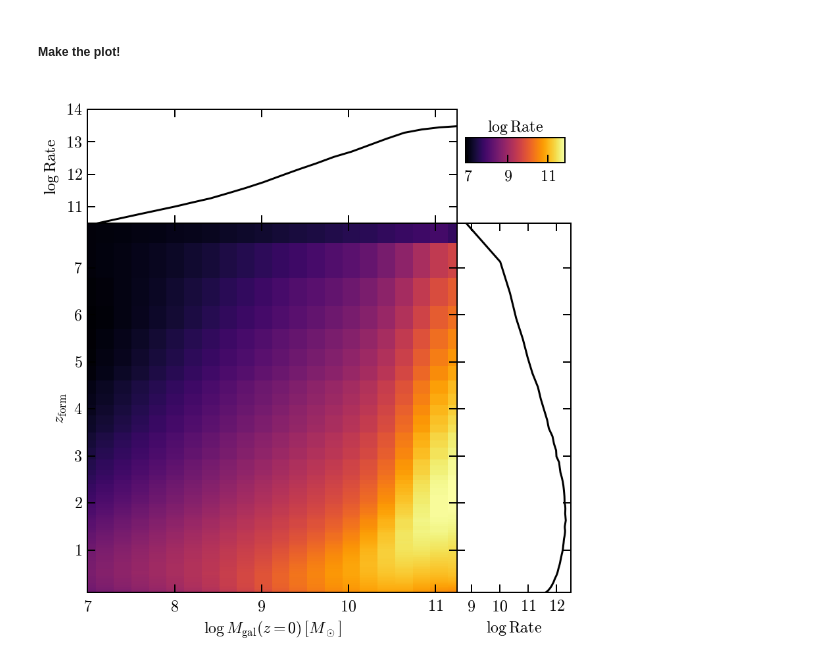
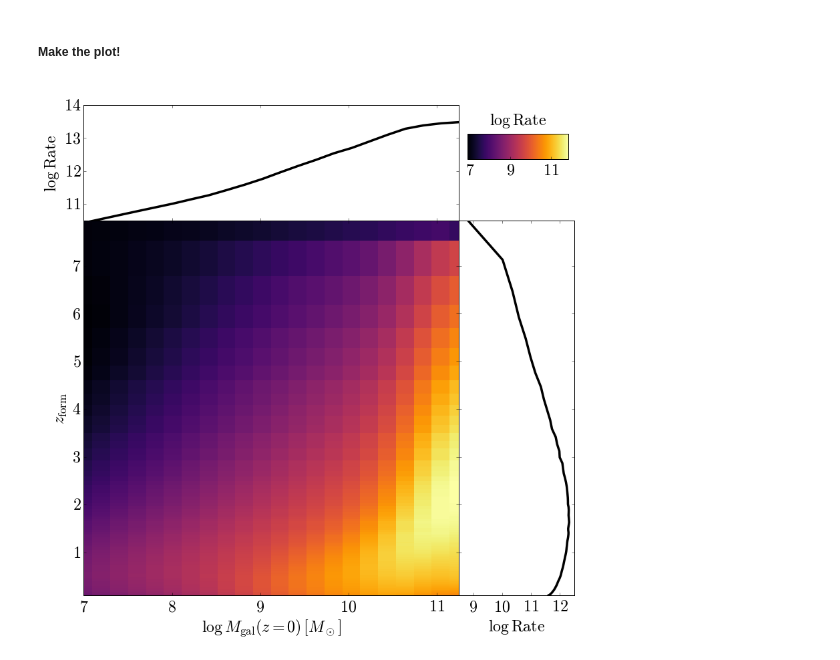
Before and after one commit to fagan2888/LIGOMergerHosts, a Jupyter notebook: make_2d_plot.ipynb, the cells around one changed output. Saved outputs shown, nothing was run; the diff lists cells and outputs as text; code cells hidden in the pictures.

```diff
--- a/make_2d_plot.ipynb
+++ b/make_2d_plot.ipynb
@@ -63,6 +59,8 @@ righttickstr = ['$'+str(kk)+'$' for kk in righttickloc]
 
 ctickloc = [7,9,11]
 ctickstr = ['$'+str(kk)+'$' for kk in ctickloc]
+
+fontsize = 24
 # %%
 fig = plt.figure(figsize=(12,12))
 main_ax = plt.axes([0.1,0.1,0.65,0.65])
@@ -83,53 +81,55 @@ plt.setp(right_ax.get_yticklabels(),visible=False)
 
 im = main_ax.pcolormesh(Mgrid,Zgrid,log10(Rgrid),cmap='inferno') #,vmin=vmin,vmax=vmax)
 
-top_ax.plot(uniqM,log10(rate_top),'k-',lw=3)
-right_ax.plot(log10(rate_right),uniqz,'k-',lw=3)
+top_ax.plot(uniqM,log10(rate_top),'k-',lw=3.5)
+right_ax.plot(log10(rate_right),uniqz,'k-',lw=3.5)
 
-main_ax.set_xlabel(r'$\log\,M_\mathrm{gal}(z = 0)\,[M_\odot]$',fontsize=24)
-main_ax.set_ylabel(r'$z_\mathrm{form}$',fontsize=24)
-right_ax.set_xlabel(r'$\log\,\mathrm{Rate}$',fontsize=24)
-top_ax.set_ylabel(r'$\log\,\mathrm{Rate}$',fontsize=24)
+main_ax.set_xlabel(r'$\log\,M_\mathrm{gal}(z = 0)\,[M_\odot]$',fontsize=fontsize)
+main_ax.set_ylabel(r'$z_\mathrm{form}$',fontsize=fontsize)
+right_ax.set_xlabel(r'$\log\,\mathrm{Rate}$',fontsize=fontsize)
+top_ax.set_ylabel(r'$\log\,\mathrm{Rate}$',fontsize=fontsize)
 
 main_ax.set_xticks(xtickloc)
-main_ax.set_xticklabels(xtickstr)
+main_ax.set_xticklabels(xtickstr,fontsize=fontsize)
 
 main_ax.set_yticks(ytickloc)
-main_ax.set_yticklabels(ytickstr)
+main_ax.set_yticklabels(ytickstr,fontsize=fontsize)
 
 main_ax.set_xlim(logM.min(),logM.max())
 top_ax.set_xlim(main_ax.get_xlim())
 
 main_ax.set_ylim(zform.min(),zform.max())
 right_ax.set_ylim(main_ax.get_ylim())
 
 top_ax.set_ylim(10.5,14)
 right_ax.set_xlim(8.5,12.5)
 
 top_ax.set_yticks(toptickloc)
-top_ax.set_yticklabels(toptickstr)
+top_ax.set_yticklabels(toptickstr,fontsize=fontsize)
 
 right_ax.set_xticks(righttickloc)
-right_ax.set_xticklabels(righttickstr)
+right_ax.set_xticklabels(righttickstr,fontsize=fontsize)
 
 
 # loc = plticker.MultipleLocator(base=4.0) # this locator puts ticks at regular intervals
 # right_ax.xaxis.set_major_locator(loc)
 # top_ax.yaxis.set_major_locator(loc)
 
 # norm = mpl.colors.Normalize(vmin=min(log10(Rgrid.flatten())), vmax=max(log10(Rgrid.flatten())))
 # cbar = mpl.colorbar.ColorbarBase(cax,cmap='inferno',norm=norm,orientation='horizontal')
 # cbar.set_label('test')
 
 cbar = plt.colorbar(im,orientation='horizontal',fraction=0.5,aspect=4)
 
-cbar.set_label(r'$\log\,\mathrm{Rate}$',fontsize=24,labelpad=-100,horizontalalignment='center')
+cbar.set_label(r'$\log\,\mathrm{Rate}$',fontsize=fontsize,labelpad=-100,horizontalalignment='center')
 cbar.set_ticks(ctickloc)
 cbar.set_ticklabels(ctickstr)
+for t in cbar.ax.xaxis.get_ticklabels():
+    t.set_fontsize(fontsize)
 
 # cax.set_xlabel(r'$\log_{10}(Rate)$',fontsize=24)
 # plt.figtext(0.81,0.815+0.155,r'$\log\,\mathrm{Rate}$',fontsize=24,ha='left',va='bottom')
 
 plt.savefig(outname)
 # %% [output]
-[figure, old version]
+[figure, new version]
```
Also changed, not shown: parts of 2 cells of this notebook.
